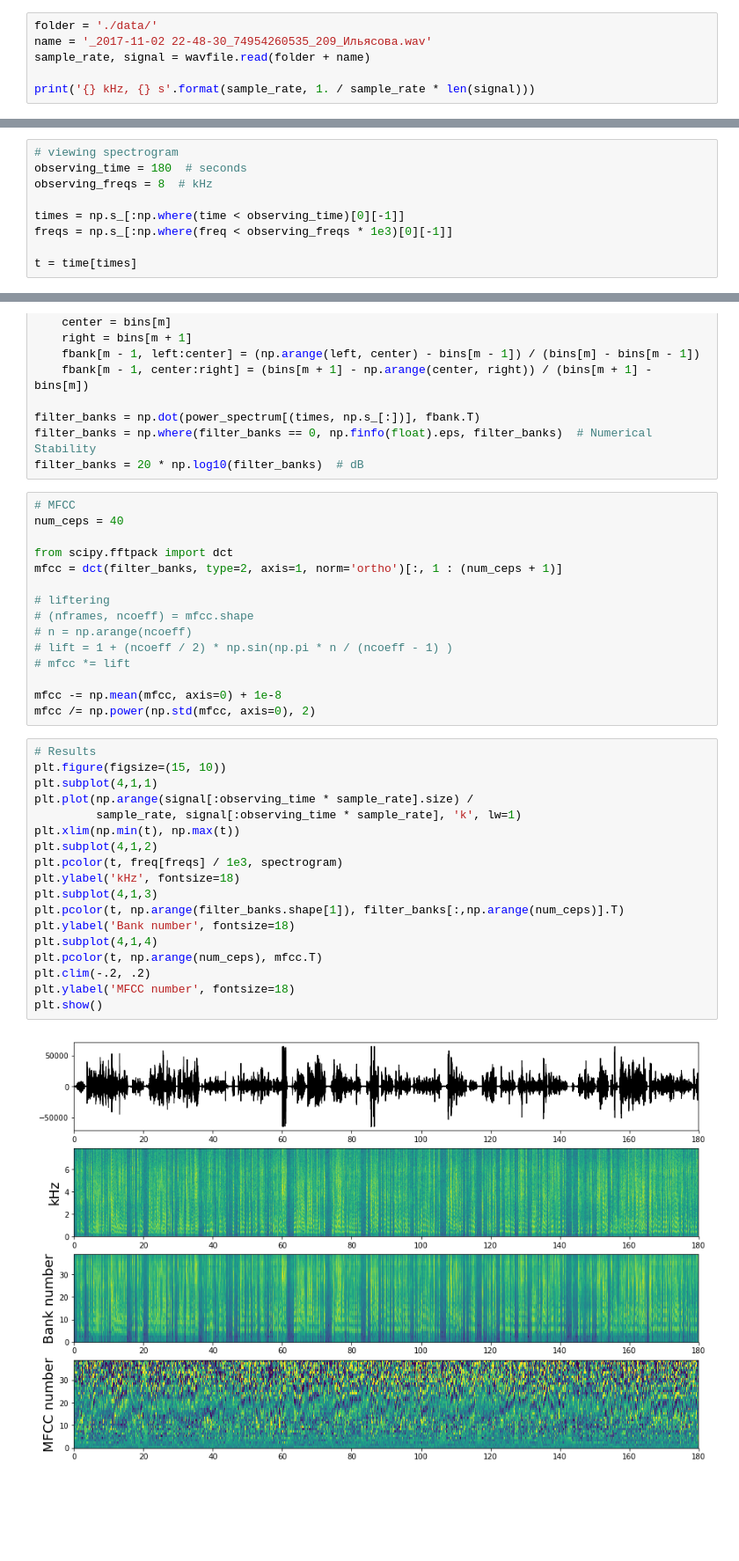
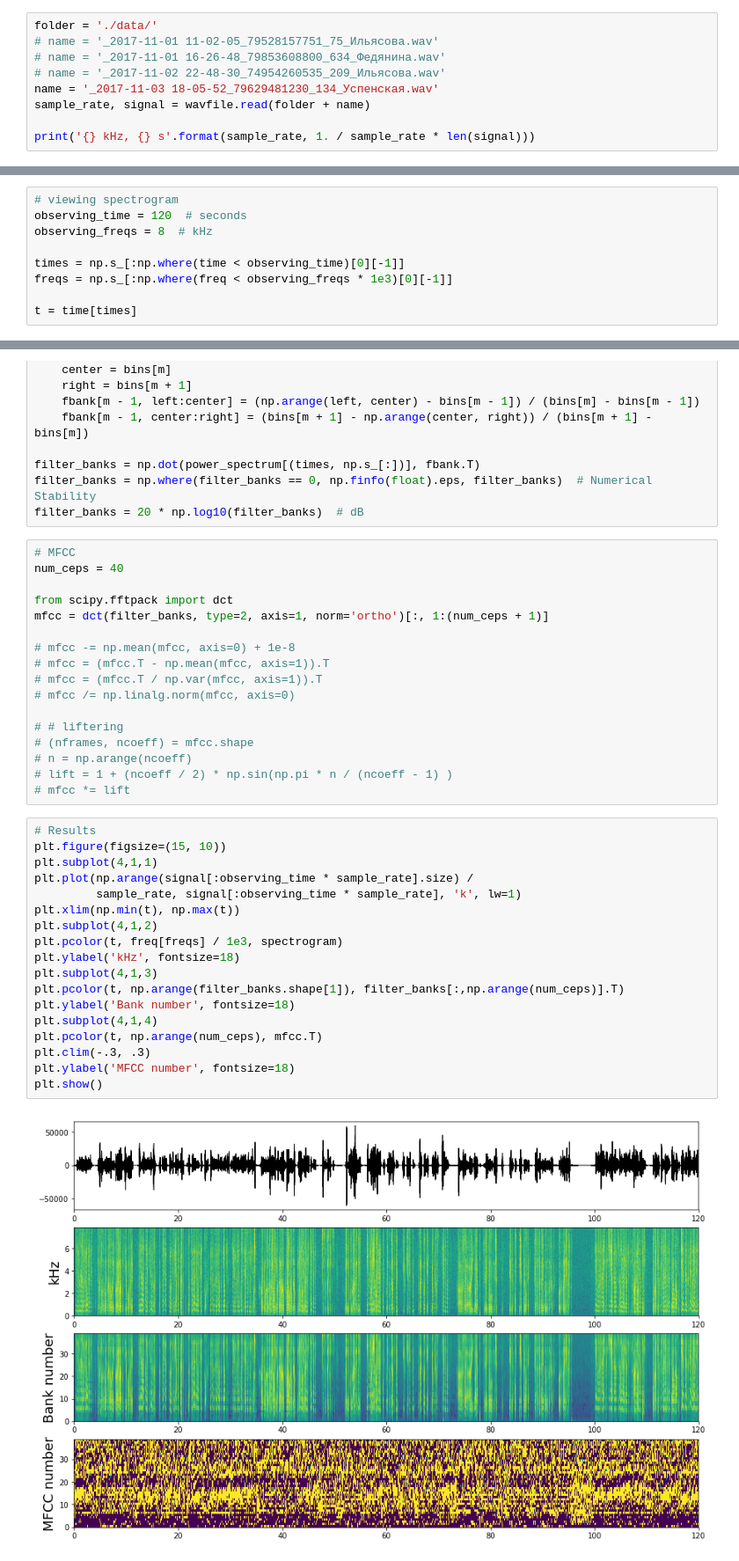
Before and after one commit to skhristoforov/DictorClassify, a Jupyter notebook: WavAnalisys_unlabeled.ipynb, the cells around one changed output, grey strips where cells are left out. Shown at 88% size. Drawn from its saved outputs; the diff is of its cells as text; blank space fills up the shorter version.

```diff
--- a/WavAnalisys_unlabeled.ipynb
+++ b/WavAnalisys_unlabeled.ipynb
@@ -7,7 +7,10 @@ import pandas as pd
 from scipy.io import wavfile
 # %%
 folder = './data/'
-name = '_2017-11-02 22-48-30_74954260535_209_Ильясова.wav'
+# name = '_2017-11-01 11-02-05_79528157751_75_Ильясова.wav'
+# name = '_2017-11-01 16-26-48_79853608800_634_Федянина.wav'
+# name = '_2017-11-02 22-48-30_74954260535_209_Ильясова.wav'
+name = '_2017-11-03 18-05-52_79629481230_134_Успенская.wav'
 sample_rate, signal = wavfile.read(folder + name)
 
 print('{} kHz, {} s'.format(sample_rate, 1. / sample_rate * len(signal)))
@@ -44,6 +47,6 @@ Wall time: 130 ms
 # %%
 # viewing spectrogram
-observing_time = 180  # seconds
+observing_time = 120  # seconds
 observing_freqs = 8  # kHz
 
 times = np.s_[:np.where(time < observing_time)[0][-1]]
@@ -132,35 +127,37 @@ filter_banks = 20 * np.log10(filter_banks)  # dB
 num_ceps = 40
 
 from scipy.fftpack import dct
-mfcc = dct(filter_banks, type=2, axis=1, norm='ortho')[:, 1 : (num_ceps + 1)]
+mfcc = dct(filter_banks, type=2, axis=1, norm='ortho')[:, 1:(num_ceps + 1)]
 
-# liftering
+# mfcc -= np.mean(mfcc, axis=0) + 1e-8
+# mfcc = (mfcc.T - np.mean(mfcc, axis=1)).T
+# mfcc = (mfcc.T / np.var(mfcc, axis=1)).T
+# mfcc /= np.linalg.norm(mfcc, axis=0)
+
+# # liftering
 # (nframes, ncoeff) = mfcc.shape
 # n = np.arange(ncoeff)
 # lift = 1 + (ncoeff / 2) * np.sin(np.pi * n / (ncoeff - 1) )
 # mfcc *= lift
-
-mfcc -= np.mean(mfcc, axis=0) + 1e-8
-mfcc /= np.power(np.std(mfcc, axis=0), 2)
 # %%
 # Results
 plt.figure(figsize=(15, 10))
 plt.subplot(4,1,1)
 plt.plot(np.arange(signal[:observing_time * sample_rate].size) /
          sample_rate, signal[:observing_time * sample_rate], 'k', lw=1)
 plt.xlim(np.min(t), np.max(t))
 plt.subplot(4,1,2)
 plt.pcolor(t, freq[freqs] / 1e3, spectrogram)
 plt.ylabel('kHz', fontsize=18)
 plt.subplot(4,1,3)
 plt.pcolor(t, np.arange(filter_banks.shape[1]), filter_banks[:,np.arange(num_ceps)].T)
 plt.ylabel('Bank number', fontsize=18)
 plt.subplot(4,1,4)
 plt.pcolor(t, np.arange(num_ceps), mfcc.T)
-plt.clim(-.2, .2)
+plt.clim(-.3, .3)
 plt.ylabel('MFCC number', fontsize=18)
 plt.show()
 # %% [output]
-[figure, old version]
+[figure, new version]
 # %%
 # choosing coeffitients
```
Also changed, not shown: parts of 13 cells of this notebook, 2 other files.
